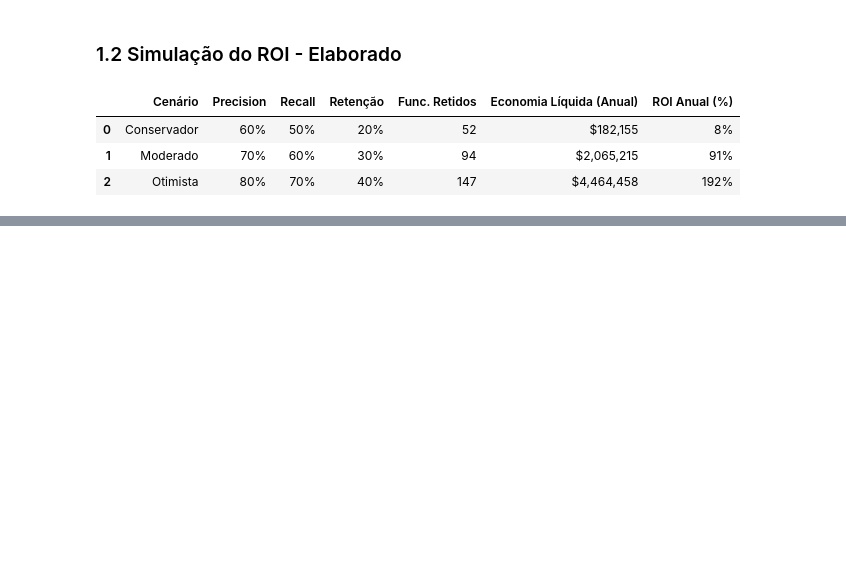
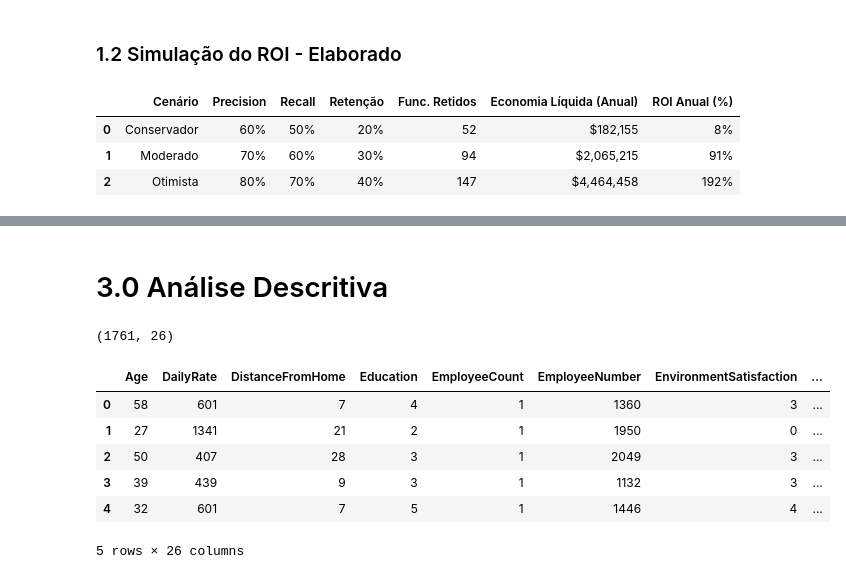
Before and after one commit to lucasffreitasds/projeto_RH_CRISP, a Jupyter notebook: projeto_RH_CRISP.ipynb, the cells around one changed output, grey strips where cells are left out. Drawn from its saved outputs; the diff is of its cells as text; code cells hidden in the pictures; blank space fills up the shorter version.

```diff
--- a/projeto_RH_CRISP.ipynb
+++ b/projeto_RH_CRISP.ipynb
@@ -168,0 +284,2 @@ display(df_potencial_roi)
+# %% [markdown]
+# 3.0 Análise Descritiva
@@ -168,0 +291,13 @@ display(df_potencial_roi)
+# %%
+#verificando como ficou cat_numerica
+print(num_atributos.shape)
+num_atributos.head(5)
+# %% [output]
+(1761, 26)
+|  | Age | DailyRate | DistanceFromHome | Education | EmployeeCount | EmployeeNumber | EnvironmentSatisfaction | ... |
+| 0 | 58 | 601 | 7 | 4 | 1 | 1360 | 3 | ... |
+| 1 | 27 | 1341 | 21 | 2 | 1 | 1950 | 0 | ... |
+| 2 | 50 | 407 | 28 | 3 | 1 | 2049 | 3 | ... |
+| 3 | 39 | 439 | 9 | 3 | 1 | 1132 | 3 | ... |
+| 4 | 32 | 601 | 7 | 5 | 1 | 1446 | 4 | ... |
+5 rows × 26 columns
```
Also changed, not shown: parts of 19 cells of this notebook.
